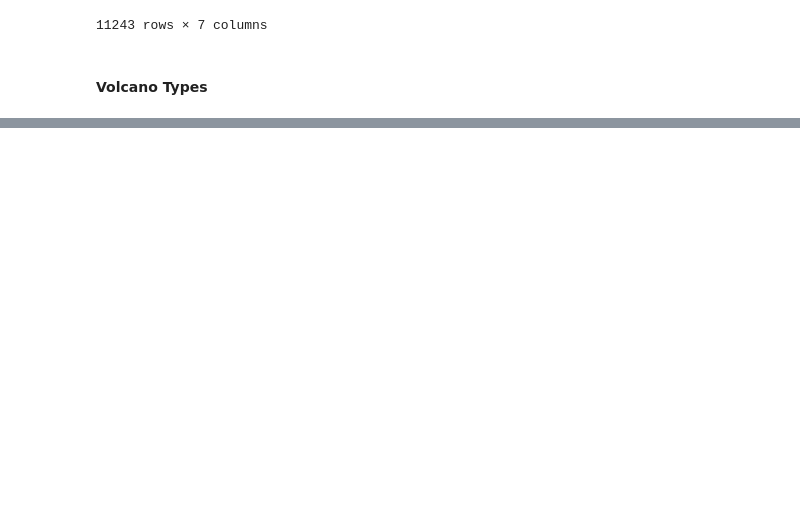
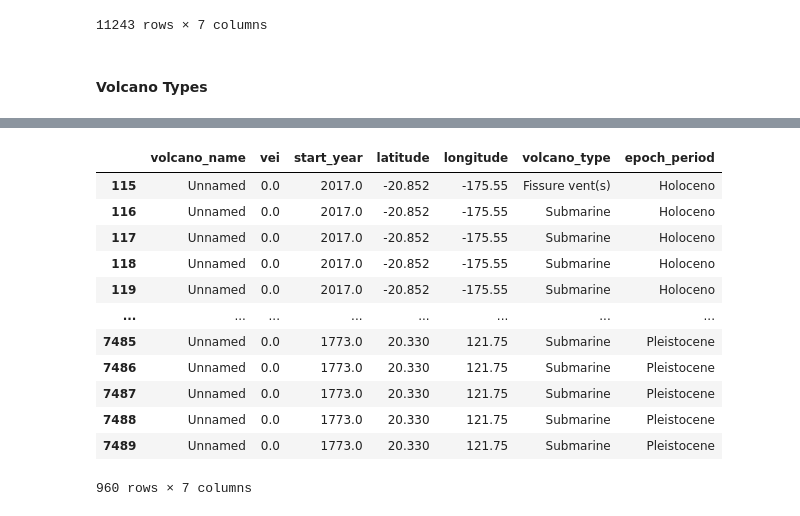
Before and after one commit to veronicadeleonh/earthquakes-volcanoes, a Jupyter notebook: dev-notebooks/volcano-cleaning.ipynb, the cells around one changed output, grey strips where cells are left out. Drawn from its saved outputs; the diff is of its cells as text; code cells hidden in the pictures; blank space fills up the shorter version.

```diff
--- a/dev-notebooks/volcano-cleaning.ipynb
+++ b/dev-notebooks/volcano-cleaning.ipynb
@@ -325,0 +394,16 @@ eruptions_and_types
+# %%
+eruptions_and_types[eruptions_and_types["volcano_name"] == "Unnamed"]
+# %% [output]
+|  | volcano_name | vei | start_year | latitude | longitude | volcano_type | epoch_period |
+| 115 | Unnamed | 0.0 | 2017.0 | -20.852 | -175.55 | Fissure vent(s) | Holoceno |
+| 116 | Unnamed | 0.0 | 2017.0 | -20.852 | -175.55 | Submarine | Holoceno |
+| 117 | Unnamed | 0.0 | 2017.0 | -20.852 | -175.55 | Submarine | Holoceno |
+| 118 | Unnamed | 0.0 | 2017.0 | -20.852 | -175.55 | Submarine | Holoceno |
+| 119 | Unnamed | 0.0 | 2017.0 | -20.852 | -175.55 | Submarine | Holoceno |
+| ... | ... | ... | ... | ... | ... | ... | ... |
+| 7485 | Unnamed | 0.0 | 1773.0 | 20.330 | 121.75 | Submarine | Pleistocene |
+| 7486 | Unnamed | 0.0 | 1773.0 | 20.330 | 121.75 | Submarine | Pleistocene |
+| 7487 | Unnamed | 0.0 | 1773.0 | 20.330 | 121.75 | Submarine | Pleistocene |
+| 7488 | Unnamed | 0.0 | 1773.0 | 20.330 | 121.75 | Submarine | Pleistocene |
+| 7489 | Unnamed | 0.0 | 1773.0 | 20.330 | 121.75 | Submarine | Pleistocene |
+960 rows × 7 columns
```
Also changed, not shown: parts of 11 cells of this notebook, 3 other files.
